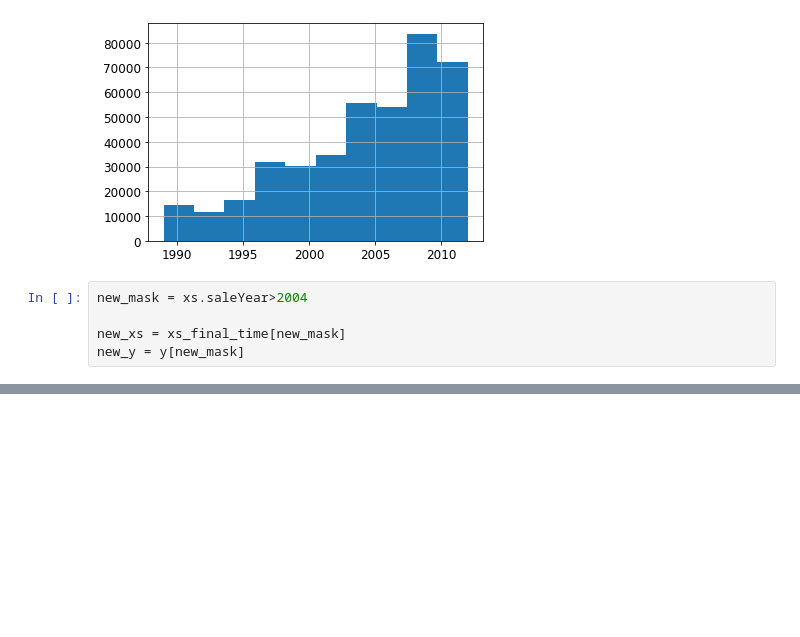
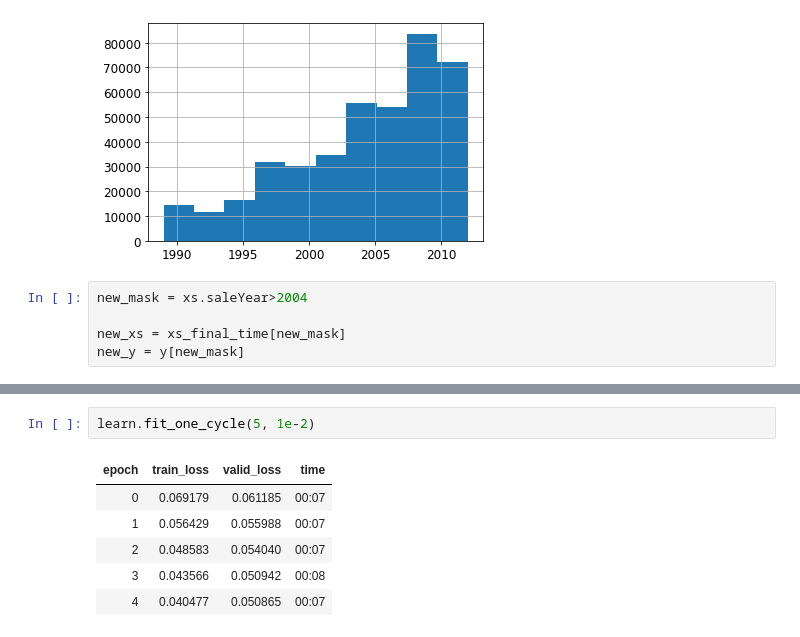
Before and after one commit to omlnaut/fastai, a Jupyter notebook: chapter9_tabular.ipynb, the cells around one changed output, grey strips where cells are left out. Saved outputs shown, nothing was run; the diff lists cells and outputs as text; blank space fills up the shorter version.

```diff
--- a/chapter9_tabular.ipynb
+++ b/chapter9_tabular.ipynb
@@ -450,0 +506,9 @@ m_rmse(m, valid_final_time, valid_y)
+# %%
+learn.fit_one_cycle(5, 1e-2)
+# %% [output]
+| epoch | train_loss | valid_loss | time |
+| 0 | 0.069179 | 0.061185 | 00:07 |
+| 1 | 0.056429 | 0.055988 | 00:07 |
+| 2 | 0.048583 | 0.054040 | 00:07 |
+| 3 | 0.043566 | 0.050942 | 00:08 |
+| 4 | 0.040477 | 0.050865 | 00:07 |
```
Also changed, not shown: parts of 24 cells of this notebook, 1 other file.
